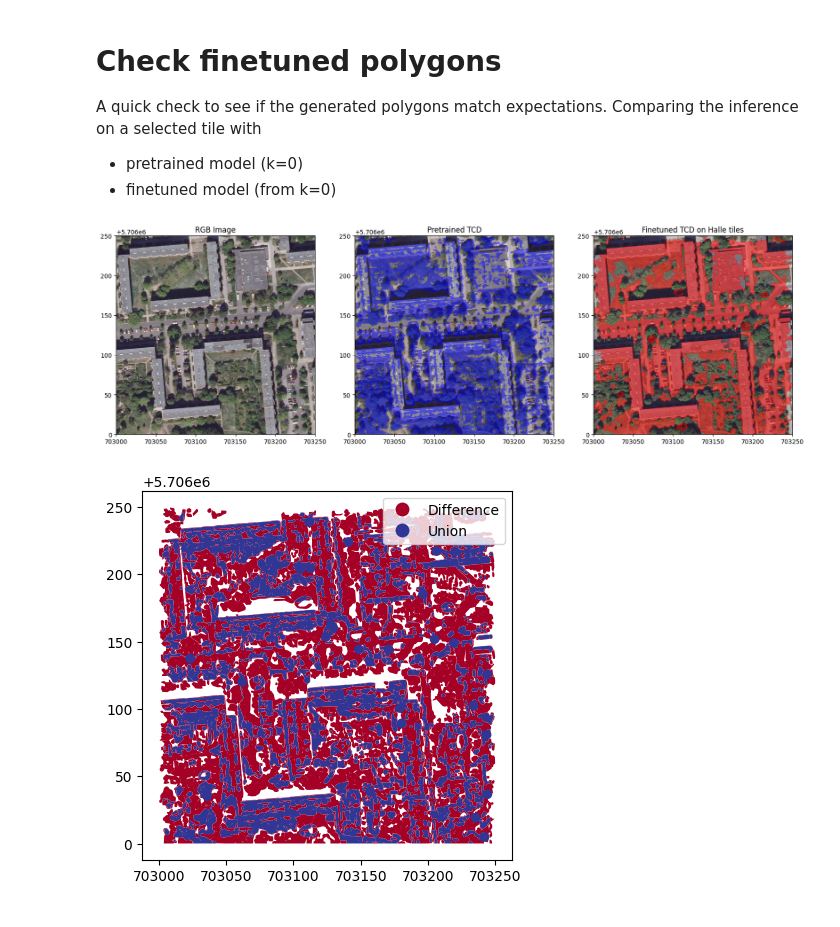
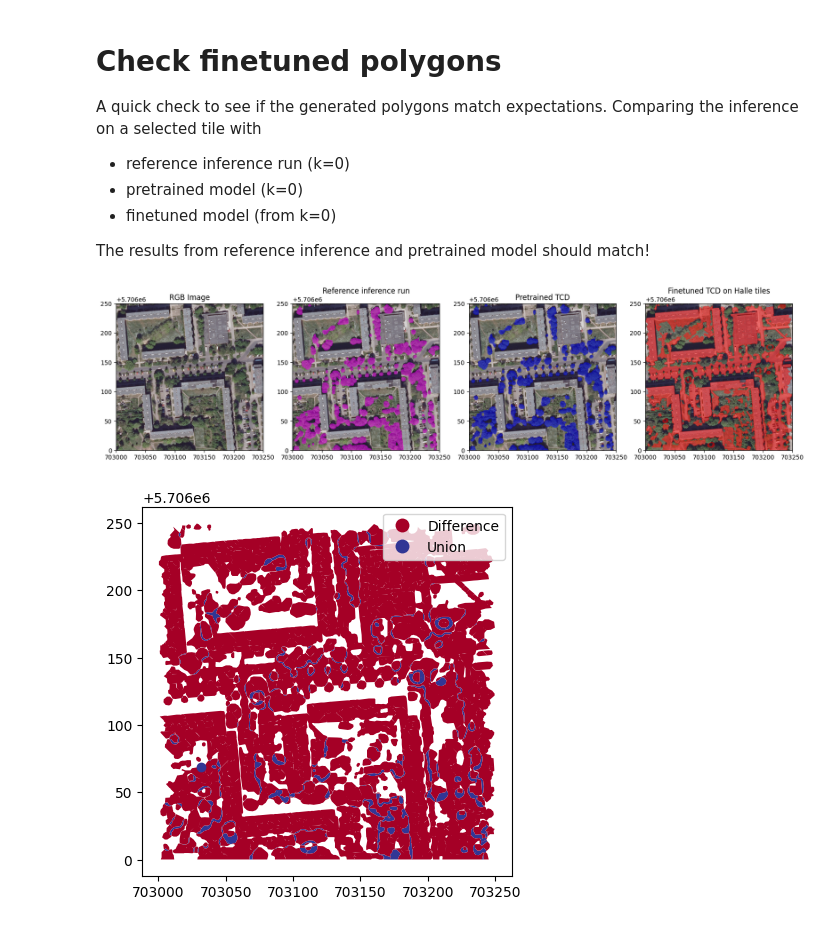
Before and after one commit to luismaecker/DeepTrees_fork, a Jupyter notebook: notebooks/development/FineTunedInference.ipynb, the cells around one changed output. Drawn from its saved outputs; the diff is of its cells as text; code cells hidden in the pictures.

```diff
--- a/notebooks/development/FineTunedInference.ipynb
+++ b/notebooks/development/FineTunedInference.ipynb
@@ -16,16 +16,22 @@ import shapely
 
 A quick check to see if the generated polygons match expectations. Comparing the inference on a selected tile with
 
+- reference inference run (k=0)
 - pretrained model (k=0)
 - finetuned model (from k=0)
+
+The results from reference inference and pretrained model should match!
 # %%
 test_tile = '/work/ka1176/shared_data/2024-ufz-deeptree/example_tiles/LVermGeo_DOP20/dop20rgbi_32_702_5706_2_st_2022.tif'
 
+# This is the polygon frame that was generated in the first inference run
+reference_sqlite = '/work/ka1176/shared_data/2024-ufz-deeptree/Halle-out-TCD-pretrained-rgbi/dop20rgbi_32_702_5706_2_st_2022_0.sqlite'
+
 # This is the pretrained model
-pretrained_sqlite = '/work/ka1176/caroline/gitlab/TreeCrownDelineation/results/inference_halle/2024-09-20_13-54-23/test.sqlite'
+pretrained_sqlite = '/work/ka1176/caroline/gitlab/TreeCrownDelineation/results/inference_halle/2024-09-20_15-04-58/test.sqlite'
 
 # This is the model finetuned on Halle data
-finetuned_sqlite = '/work/ka1176/caroline/gitlab/TreeCrownDelineation/results/inference_halle/2024-09-20_13-44-55/test.sqlite'
+finetuned_sqlite = '/work/ka1176/caroline/gitlab/TreeCrownDelineation/results/inference_halle/2024-09-20_15-09-14/test.sqlite'
 # %%
 def geoframe_from_sqlite(dbfile, col='test'):
     '''
@@ -52,7 +58,8 @@ def geoframe_from_sqlite(dbfile, col='test'):
 
     return geo
 # %%
-pretrained_polygons = geoframe_from_sqlite(pretrained_sqlite)
+reference_polygons = geoframe_from_sqlite(reference_sqlite, col='dop20rgbi_32_702_5706_2_st_2022_0')
+pretrained_polygons = geoframe_from_sqlite(pretrained_sqlite, col='test')
 finetuned_polygons = geoframe_from_sqlite(finetuned_sqlite)
 
 rastertif = rasterio.open(test_tile)
@@ -61,25 +68,31 @@ rastertif = rasterio.open(test_tile)
 zoom_box = {'left':703000, 'right':703250, 'bottom':5706000, 'top':5706250}
 
 zbox = Polygon( (Point(zoom_box['left'], zoom_box['bottom']), Point(zoom_box['right'], zoom_box['bottom']), Point(zoom_box['right'], zoom_box['top']), Point(zoom_box['left'], zoom_box['top']), ) )
+zoom_reference = reference_polygons[reference_polygons.within(zbox)]
 zoom_pretrained = pretrained_polygons[pretrained_polygons.within(zbox)]
 zoom_finetuned = finetuned_polygons[finetuned_polygons.within(zbox)]
 zoom_tif, _ = rasterio.mask.mask(rastertif, [zbox], crop=True)
 # %%
-fig, ax = plt.subplots(1, 3, figsize=(20, 7))
-#rastershow(zoom_tif, ax=ax)
+fig, ax = plt.subplots(1, 4, figsize=(20, 7))
 ax[0].imshow(zoom_tif[:3].swapaxes(0,1).swapaxes(1,2), extent=[x[1] for x in zoom_box.items()])
 ax[1].imshow(zoom_tif[:3].swapaxes(0,1).swapaxes(1,2), extent=[x[1] for x in zoom_box.items()])
-zoom_pretrained.plot(ax=ax[1], color='blue', alpha=0.5)
+zoom_reference.plot(ax=ax[1], color='magenta', alpha=0.5)
+
 ax[2].imshow(zoom_tif[:3].swapaxes(0,1).swapaxes(1,2), extent=[x[1] for x in zoom_box.items()])
-zoom_finetuned.plot(ax=ax[2], color='red', alpha=0.5)
+zoom_pretrained.plot(ax=ax[2], color='blue', alpha=0.5)
+
+ax[3].imshow(zoom_tif[:3].swapaxes(0,1).swapaxes(1,2), extent=[x[1] for x in zoom_box.items()])
+zoom_finetuned.plot(ax=ax[3], color='red', alpha=0.5)
 
 ax[0].set_title('RGB Image')
-ax[1].set_title('Pretrained TCD')
-ax[2].set_title('Finetuned TCD on Halle tiles')
+ax[1].set_title('Reference inference run')
+
+ax[2].set_title('Pretrained TCD')
+ax[3].set_title('Finetuned TCD on Halle tiles')
 
 plt.show()
 # %% [output]
-[figure, old version]
+[figure, new version]
 # %%
 # Show intersection and union
 all_pretrained = zoom_pretrained.union_all()
@@ -92,4 +105,4 @@ tmp = gpd.GeoDataFrame(dict(geometry=[geom_inters, geom_diff], label=['Union', '
 tmp.plot(column='label', legend=True, cmap='RdYlBu')
 plt.show()
 # %% [output]
-[figure, old version]
+[figure, new version]
```
Also changed, not shown: 2 other files.
